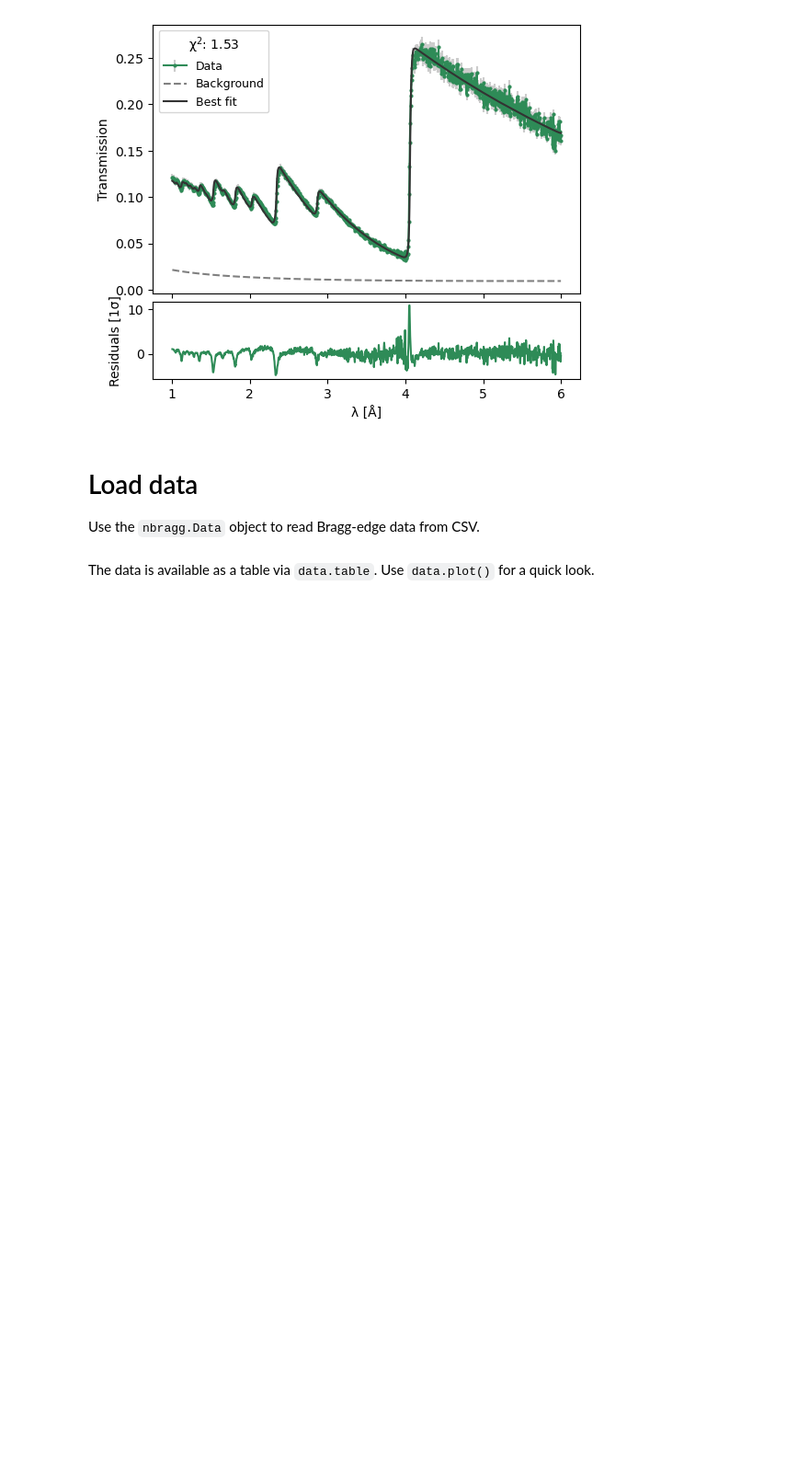
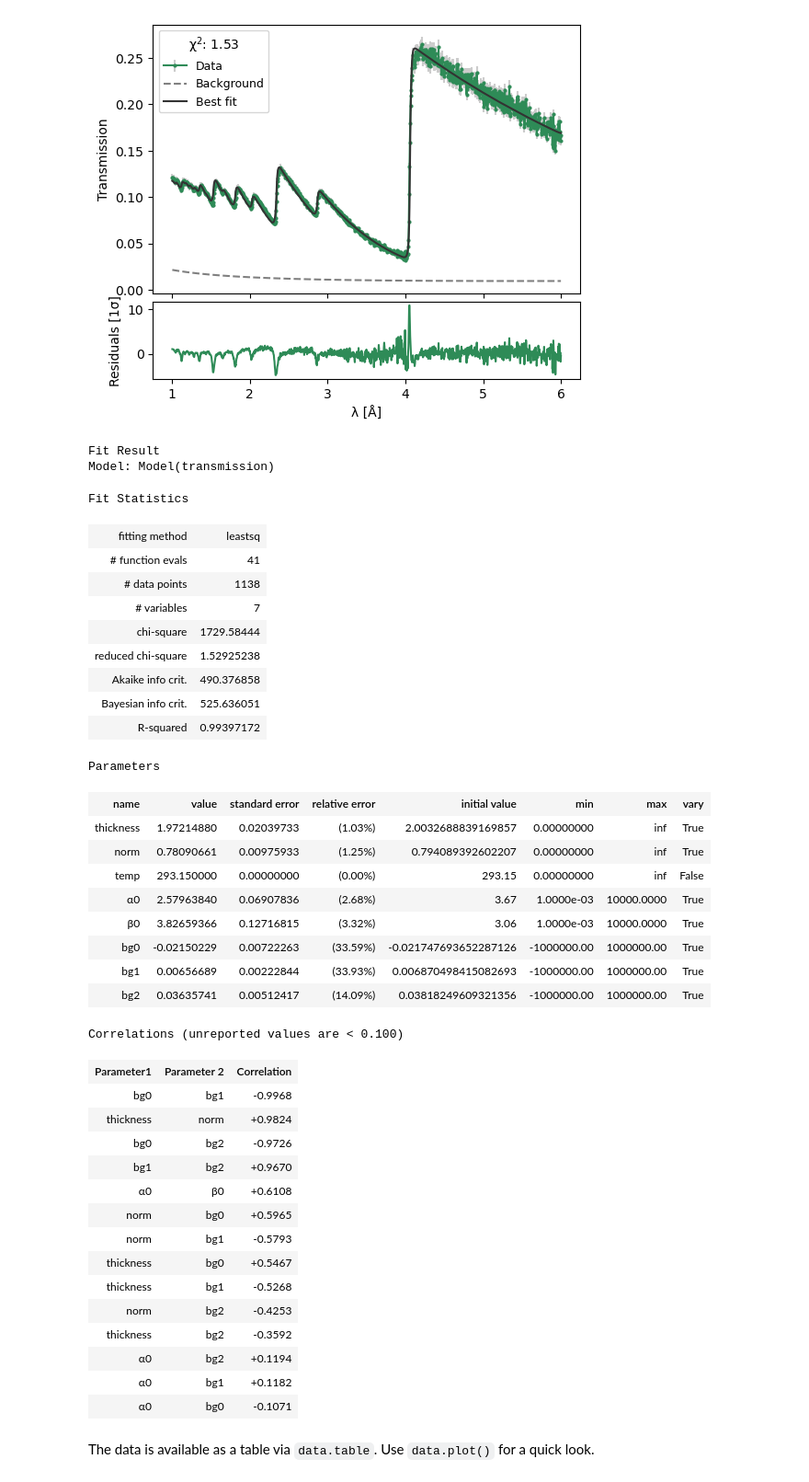
Before and after one commit to TsvikiHirsh/nbragg, a Jupyter notebook: notebooks/nbragg_tutorial.ipynb, the cells around one changed output. Shown at 92% size. Drawn from its saved outputs; the diff is of its cells as text; code cells hidden in the pictures; blank space fills up the shorter version.

```diff
--- a/notebooks/nbragg_tutorial.ipynb
+++ b/notebooks/nbragg_tutorial.ipynb
@@ -38,9 +38,47 @@ result = model.fit(data)
 result.plot();                                                                   # plot results
 # %% [output]
 [figure]
-# %% [markdown]
-# Load data
-Use the `nbragg.Data` object to read Bragg-edge data from CSV.
+# %%
+result
+# %% [output]
+Fit Result
+Model: Model(transmission)
+Fit Statistics
+| fitting method | leastsq |
+| # function evals | 41 |
+| # data points | 1138 |
+| # variables | 7 |
+| chi-square | 1729.58444 |
+| reduced chi-square | 1.52925238 |
+| Akaike info crit. | 490.376858 |
+| Bayesian info crit. | 525.636051 |
+| R-squared | 0.99397172 |
+Parameters
+| name | value | standard error | relative error | initial value | min | max | vary |
+| thickness | 1.97214880 | 0.02039733 | (1.03%) | 2.0032688839169857 | 0.00000000 | inf | True |
+| norm | 0.78090661 | 0.00975933 | (1.25%) | 0.794089392602207 | 0.00000000 | inf | True |
+| temp | 293.150000 | 0.00000000 | (0.00%) | 293.15 | 0.00000000 | inf | False |
+| α0 | 2.57963840 | 0.06907836 | (2.68%) | 3.67 | 1.0000e-03 | 10000.0000 | True |
+| β0 | 3.82659366 | 0.12716815 | (3.32%) | 3.06 | 1.0000e-03 | 10000.0000 | True |
+| bg0 | -0.02150229 | 0.00722263 | (33.59%) | -0.021747693652287126 | -1000000.00 | 1000000.00 | True |
+| bg1 | 0.00656689 | 0.00222844 | (33.93%) | 0.006870498415082693 | -1000000.00 | 1000000.00 | True |
+| bg2 | 0.03635741 | 0.00512417 | (14.09%) | 0.03818249609321356 | -1000000.00 | 1000000.00 | True |
+Correlations (unreported values are < 0.100)
+| Parameter1 | Parameter 2 | Correlation |
+| bg0 | bg1 | -0.9968 |
+| thickness | norm | +0.9824 |
+| bg0 | bg2 | -0.9726 |
+| bg1 | bg2 | +0.9670 |
+| α0 | β0 | +0.6108 |
+| norm | bg0 | +0.5965 |
+| norm | bg1 | -0.5793 |
+| thickness | bg0 | +0.5467 |
+| thickness | bg1 | -0.5268 |
+| norm | bg2 | -0.4253 |
+| thickness | bg2 | -0.3592 |
+| α0 | bg2 | +0.1194 |
+| α0 | bg1 | +0.1182 |
+| α0 | bg0 | -0.1071 |
 # %%
 data = nbragg.Data.from_transmission("iron_powder_transmission.csv")
 # %% [markdown]
```
Also changed, not shown: parts of 62 cells of this notebook.
